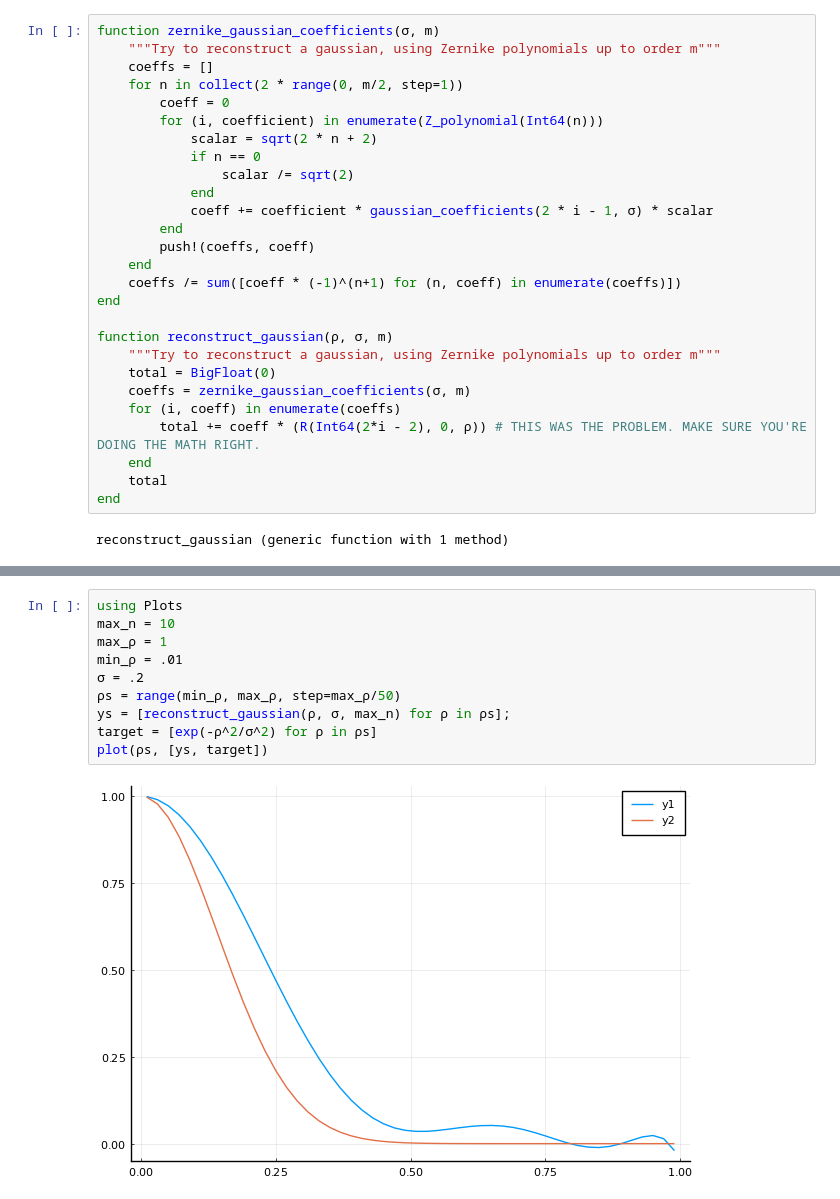
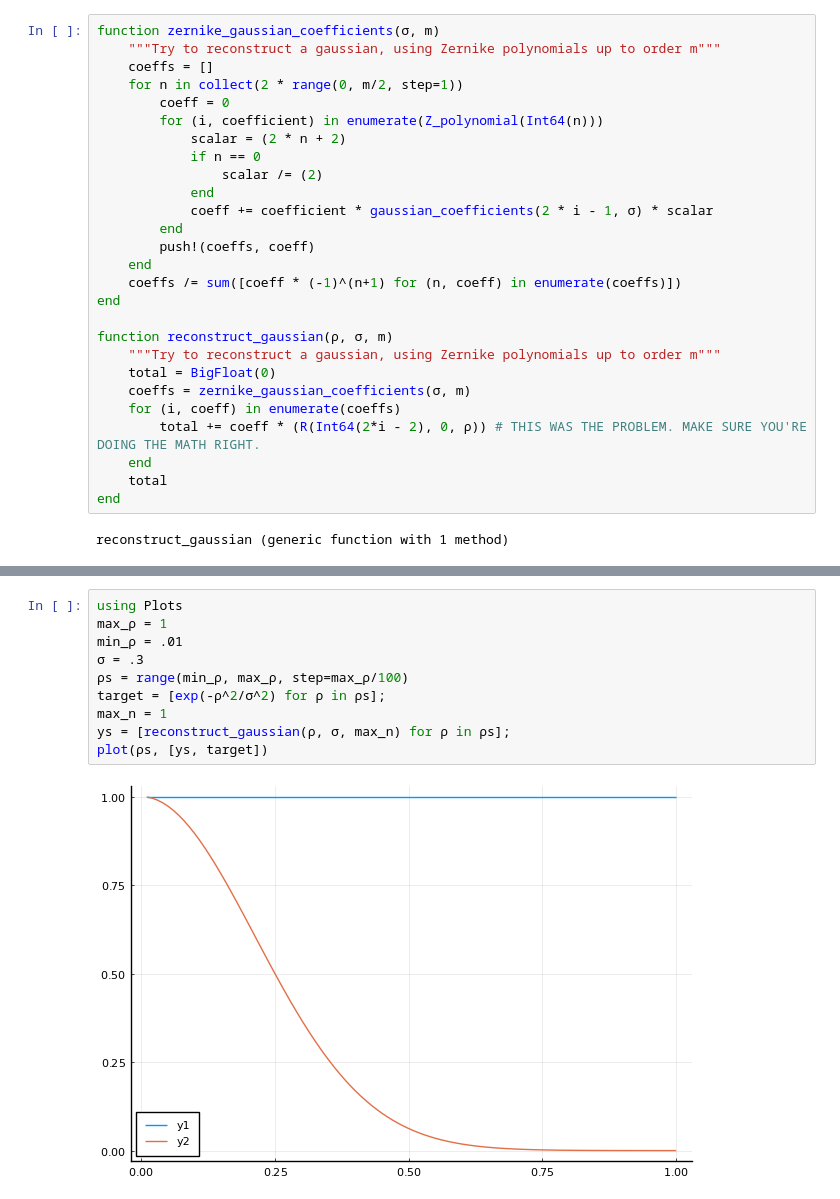
Before and after one commit to ampolloreno/single_site_addressability, a Jupyter notebook: Gaussian Pattern Across Disk.ipynb, the cells around one changed output, grey strips where cells are left out. Cells and saved outputs as stored; diff of their text form.

```diff
--- a/Gaussian Pattern Across Disk.ipynb
+++ b/Gaussian Pattern Across Disk.ipynb
@@ -277,9 +316,9 @@ function zernike_gaussian_coefficients(σ, m)
     for n in collect(2 * range(0, m/2, step=1))
         coeff = 0
         for (i, coefficient) in enumerate(Z_polynomial(Int64(n)))
-            scalar = sqrt(2 * n + 2)
+            scalar = (2 * n + 2)
             if n == 0
-                scalar /= sqrt(2)
+                scalar /= (2)
             end
             coeff += coefficient * gaussian_coefficients(2 * i - 1, σ) * scalar
         end
@@ -302,12 +359,12 @@ reconstruct_gaussian (generic function with 1 method)
 # %%
 using Plots
-max_n = 10
 max_ρ = 1
 min_ρ = .01
-σ = .2
-ρs = range(min_ρ, max_ρ, step=max_ρ/50)
+σ = .3
+ρs = range(min_ρ, max_ρ, step=max_ρ/100)
+target = [exp(-ρ^2/σ^2) for ρ in ρs];
+max_n = 1
 ys = [reconstruct_gaussian(ρ, σ, max_n) for ρ in ρs];
-target = [exp(-ρ^2/σ^2) for ρ in ρs]
 plot(ρs, [ys, target])
 # %% [output]
-[figure, old version]
+[figure, new version]
```
Also changed, not shown: parts of 21 cells of this notebook.
